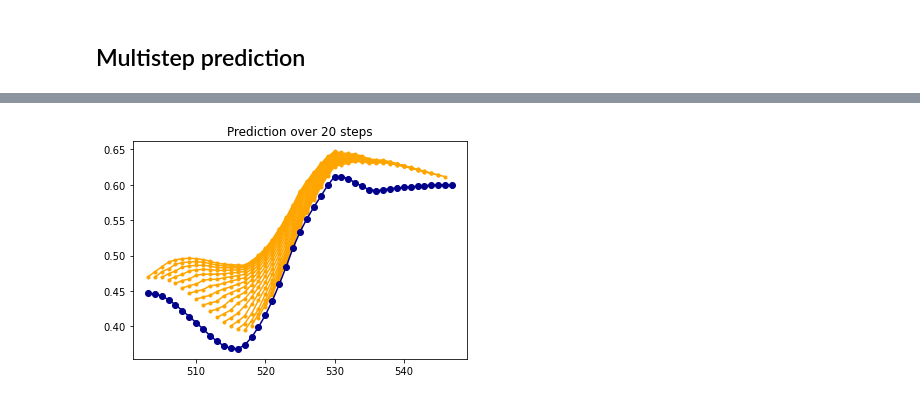
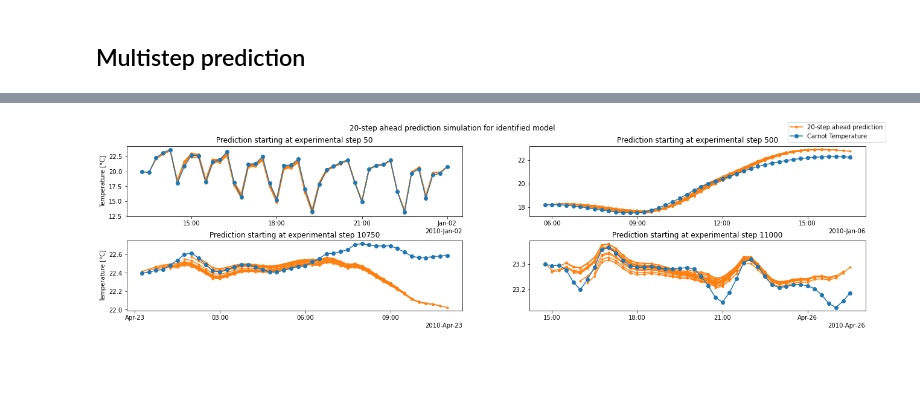
Before and after one commit to Radu-C-Martin/Master-Project, a Jupyter notebook: Notebooks/70_Server_result_analysis.ipynb, the cells around one changed output, grey strips where cells are left out. Drawn from its saved outputs; the diff is of its cells as text; code cells hidden in the pictures; blank space fills up the shorter version.

Commit message:
Updated jupyter notebooks to generate report plots

```diff
--- a/Notebooks/70_Server_result_analysis.ipynb
+++ b/Notebooks/70_Server_result_analysis.ipynb
@@ -21,0 +32,2 @@ model_log = pickle.load(open(Path(sim_path,"controller_model_log.pkl"), 'rb'))
+# %%
+Tsample = 900
@@ -21,0 +38,2 @@ model_log = pickle.load(open(Path(sim_path,"controller_model_log.pkl"), 'rb'))
+# %%
+df.index = pd.to_datetime('01-01-2010') + pd.to_timedelta(df.index * Tsample, unit = 'second')
@@ -81,7 +105,3 @@ df_gpr
 # %%
 df_input = df_gpr.drop(columns = dict_cols['w'][1] + dict_cols['u'][1] + dict_cols['y'][1])
 df_output = df_gpr[dict_cols['y'][1]]
-# %%
-start_idx = 500
-nb_predictions = 25
-N_pred = 20
@@ -94,2 +108,5 @@ plt.plot(df_output.iloc[start_idx:start_idx + nb_predictions + N_pred], 'o-', la
 # %%
-m = model_log[-1]
+if "_SVGP_" in sim_id:
+    m = model_log[-1]
+else:
+    m = model
@@ -96,21 +118,55 @@ m = model_log[-1]
 # %%
-fig = plt.figure()
+fig, ax = plt.subplots(2, 2, figsize=(20, 5))
 
-y_name = dict_cols['y'][1][0]
-for idx in range(start_idx, start_idx + nb_predictions):
-    df_iter = df_input.iloc[idx:(idx + N_pred)].copy()
-    for idxx in range(N_pred - 1):
-        idx_old = df_iter.index[idxx]
-        idx_new = df_iter.index[idxx+1]
-        mean, var = m.predict_f(df_iter.loc[idx_old, :].to_numpy().reshape(1, -1))
-        df_iter.loc[idx_new, f'{y_name}_1'] = mean.numpy().flatten()
-        for lag in range(2, dict_cols['y'][0] + 1):
-            df_iter.loc[idx_new, f"{y_name}_{lag}"] = df_iter.loc[idx_old, f"{y_name}_{lag-1}"]
+iter_start_idx = iter([50, 500, 10750, 11000])
 
-    mean_iter, var_iter = m.predict_f(df_iter.to_numpy())
-    plt.plot(df_iter.index, mean_iter.numpy(), '.-', label = 'predicted', color = 'orange')
-plt.plot(df_output.iloc[start_idx:start_idx + nb_predictions + N_pred], 'o-', label = 'measured', color = 'darkblue')
-plt.title(f"Prediction over {N_pred} steps")
-#plt.ylim([0.55, 0.65])
+# x-axis handles
+locators = []
+formatters = []
+
+for plt_idx in range(4):
+    start_idx = next(iter_start_idx)
+    # Subfigure
+    plt.subplot(2, 2, plt_idx + 1)
+    for idx in range(start_idx, start_idx + nb_predictions):
+        df_iter = df_input.iloc[idx:(idx + N_pred)].copy()
+        for idxx in range(N_pred - 1):
+            idx_old = df_iter.index[idxx]
+            idx_new = df_iter.index[idxx+1]
+            mean, var = m.predict_f(df_iter.loc[idx_old, :].to_numpy().reshape(1, -1))
+            df_iter.loc[idx_new, f'{y_name}_1'] = mean.numpy().flatten()
+            for lag in range(2, dict_cols['y'][0] + 1):
+                df_iter.loc[idx_new, f"{y_name}_{lag}"] = df_iter.loc[idx_old, f"{y_name}_{lag-1}"]
+
+        mean_iter, _ = m.predict_f(df_iter.to_numpy())
+        mean_iter = scaler_helper.inverse_scale_output(mean_iter)
+        l1 = plt.plot(df_iter.index, mean_iter, '.-', color = pallete[1], label = '20-step ahead prediction')
+    l2 = plt.plot(df.iloc[3 + start_idx:2 + start_idx + nb_predictions + N_pred, 3], 'o-', color = pallete[0], label = 'Carnot Temperature')
+    plt.title(f"Prediction starting at experimental step {start_idx}")
+
+for ax_idx in range(2):
+    for ax_idy in range(2):
+
+        if ax_idx == 1:
+            ax[ax_idx][ax_idy].set_xlabel("Experiment time [date]")
+
+        ax[ax_idx][ax_idy].set_ylabel("Temperature [°C]")
+
+        locators.append(mdates.AutoDateLocator(minticks=3, maxticks=6))
+        formatters.append(mdates.ConciseDateFormatter(locators[-1]))
+        ax[ax_idx][ax_idy].xaxis.set_major_locator(locators[-1])
+        ax[ax_idx][ax_idy].xaxis.set_major_formatter(formatters[-1])
+
+
+handles, labels = ax[0][0].get_legend_handles_labels()
+idx = np.sort(np.unique(np.array(labels), return_index=True)[1])
+fig.legend(np.array(handles)[idx], np.array(labels)[idx])
+fig.suptitle("20-step ahead prediction simulation for identified model")
+
+# Adjusting the sub-plots
+plt.subplots_adjust(right=0.975)
+fig.subplots_adjust(hspace=0.35)
+
 #plt.savefig(f"prediction_{N_pred}_steps.png")
+plt.savefig(f"../Thesis/Plots/{sim_id}_last_model_performance.pdf", bbox_inches='tight')
 # %% [output]
@@ -118 +173 @@ Text(0.5, 1.0, 'Prediction over 20 steps')
-[figure, old version]
+[figure, new version]
```
Also changed, not shown: parts of 58 cells of this notebook, 7 other files.
